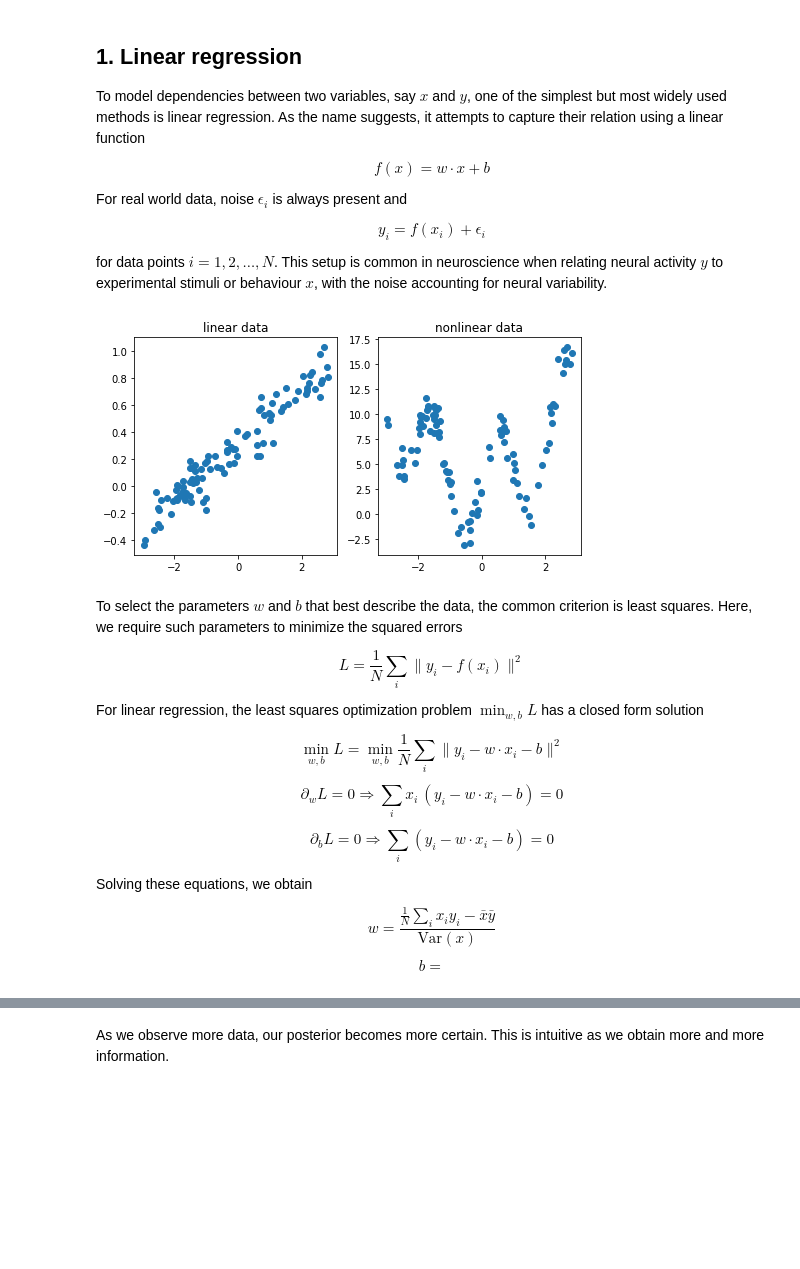
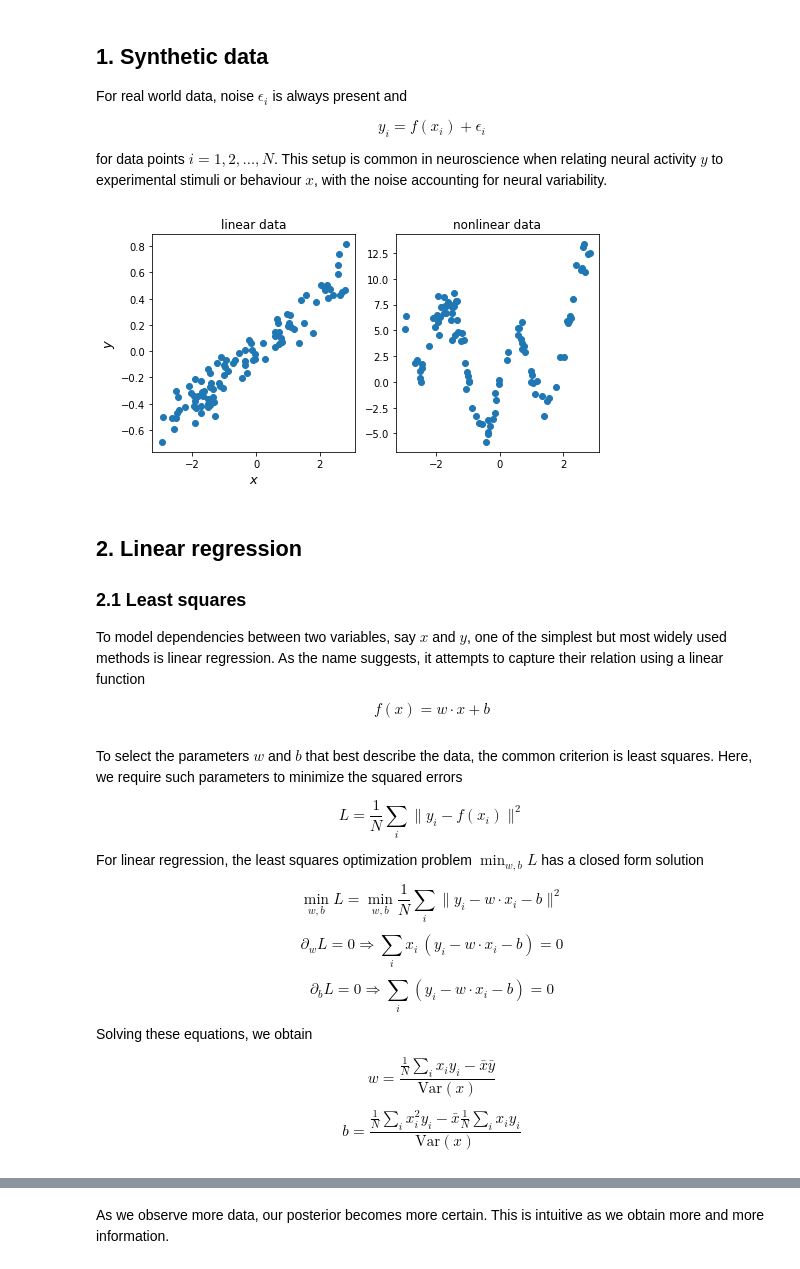
Before and after one commit to davindicode/cosyne-2023-generative-models, a Jupyter notebook: 1-regression.ipynb, the cells around one changed output, grey strips where cells are left out. Drawn from its saved outputs; the diff is of its cells as text; code cells hidden in the pictures; blank space fills up the shorter version.

Commit message:
Regression notebook

```diff
--- a/1-regression.ipynb
+++ b/1-regression.ipynb
@@ -20,10 +36,6 @@ import matplotlib.pyplot as plt
 # %% [markdown]
-<a id='linear'></a>
-## 1. Linear regression
-
-To model dependencies between two variables, say $x$ and $y$, one of the simplest but most widely used methods is linear regression. As the name suggests, it attempts to capture their relation using a linear function
-
-$$ f(x) = w \cdot x + b $$
+<a id='data'></a>
+## 1. Synthetic data
 
 For real world data, noise $\epsilon_i$ is always present and
 
@@ -31,15 +43,17 @@ $$ y_i = f(x_i) + \epsilon_i $$
 
 for data points $i = 1, 2, \ldots, N$. This setup is common in neuroscience when relating neural activity $y$ to experimental stimuli or behaviour $x$, with the noise accounting for neural variability.
 # %%
-def f_linear(x):
+def func_linear(x):
     return 0.2 * x
 
-def f_nonlinear(x):
+def func_nonlinear(x):
     return 5. * np.sin(3 * x) + x**2
 # %%
 # generate data
 rng = np.random.default_rng(12345)
 
 N = 100
+N_test = 50
 
-x = 6 * rng.uniform(size=(N,)) - 3
+x_data = 6 * rng.uniform(size=(N,)) - 3
+x_test = 6 * rng.uniform(size=(N_test,)) - 3
@@ -52,12 +60,30 @@ y_nonlinear = f_nonlinear(x) + eps
+# %%
+# linear data
+std = 0.1
+y_linear_cov = std**2 * jnp.eye(N)
+eps = std * rng.normal(size=(N,))
+y_linear = func_linear(x_data) + eps
+eps = std * rng.normal(size=(N_test,))
+y_linear_test = func_linear(x_test) + eps
+
+# nonlinear data
+std = 1.0
+y_nonlinear_cov = std**2 * jnp.eye(N)
+eps = std * rng.normal(size=(N,))
+y_nonlinear = func_nonlinear(x_data) + eps
+eps = std * rng.normal(size=(N_test,))
+y_nonlinear_test = func_nonlinear(x_test) + eps
 # %%
 fig, axes = plt.subplots(1, 2, figsize=(8, 4))
 
 axes[0].set_title('linear data')
-axes[0].scatter(x, y_linear)
+axes[0].scatter(x_data, y_linear)
+axes[0].set_xlabel(r'$x$', fontsize=13)
+axes[0].set_ylabel(r'$y$', fontsize=13)
 
 axes[1].set_title('nonlinear data')
-axes[1].scatter(x, y_nonlinear)
+axes[1].scatter(x_data, y_nonlinear)
 
 plt.show()
 # %% [output]
-[figure, old version]
+[figure, new version]
@@ -64,3 +93,13 @@ plt.show()
+# %% [markdown]
+<a id='linear'></a>
+## 2. Linear regression
+
+
+<a id='linear_ls'></a>
+### 2.1 Least squares
+To model dependencies between two variables, say $x$ and $y$, one of the simplest but most widely used methods is linear regression. As the name suggests, it attempts to capture their relation using a linear function
+
+$$ f(x) = w \cdot x + b $$
 # %% [markdown]
 To select the parameters $w$ and $b$ that best describe the data, the common criterion is least squares. Here, we require such parameters to minimize the squared errors
 
@@ -79,4 +118,4 @@ Solving these equations, we obtain
 
 $$ w = \frac{\frac{1}{N} \sum_i x_i y_i - \bar{x} \bar{y}}{\text{Var}(x)} $$
 
-$$ b = $$
+$$ b = \frac{\frac{1}{N} \sum_i x_i^2 y_i - \bar{x} \frac{1}{N} \sum_i x_i y_i}{\text{Var}(x)} $$
```
Also changed, not shown: parts of 57 cells of this notebook.
